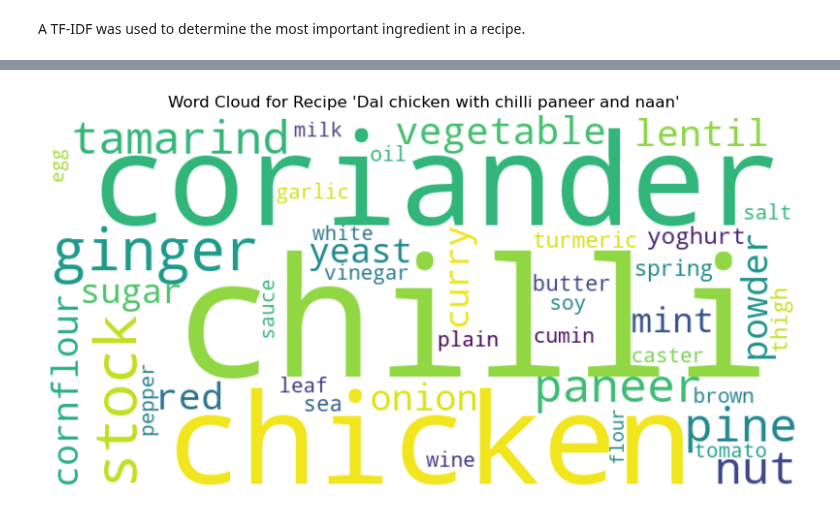
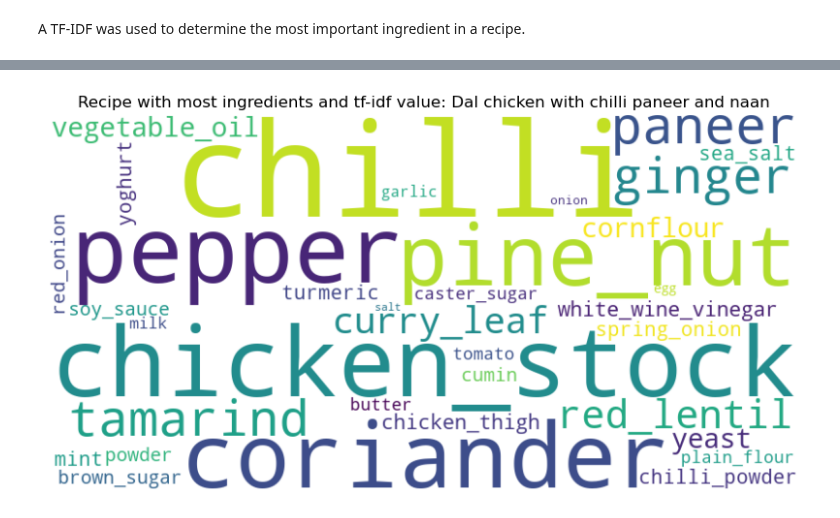
Before and after one commit to AfonsoCunha22/ComputationalToolsProject, a Jupyter notebook: 2_Recipe_Scrapping.ipynb, the cells around one changed output, grey strips where cells are left out. Saved outputs shown, nothing was run; the diff lists cells and outputs as text; code cells hidden in the pictures.

```diff
--- a/2_Recipe_Scrapping.ipynb
+++ b/2_Recipe_Scrapping.ipynb
@@ -590,23 +582,25 @@ chicken_tomato_pasta
 # %%
 # print a word cloud of the recipe with more ingredients and the size of ingredients acoording to tf-idf value
 
 from wordcloud import WordCloud
 import matplotlib
 import matplotlib.pyplot as plt
 
-# Get the recipe with the most ingredients
-recipe_with_most_ingredients = grouped_recipes.loc[grouped_recipes['description'].apply(len).idxmax()]
+# Get the recipe with more count ingredients
+recipe_with_most_ingredients = recipes.groupby('id').size().idxmax()
+most_ingredients = recipes[recipes['id'] == recipe_with_most_ingredients]['description']
 
-# Create a dictionary with the TF-IDF scores for each ingredient
-tfidf_scores = dict(zip(feature_names, tfidf_df.loc[recipe_with_most_ingredients['id']]))
-# Create a word cloud
-wordcloud = WordCloud(width=800, height=400, background_color ='white').generate_from_frequencies(tfidf_scores)
+# Create a dictionary with the TF-IDF for this recipe
+tf_idf_dict = tf_idf[tf_idf['id'] == recipe_with_most_ingredients].set_index('description')['tf_idf'].to_dict()
+
+# Create the word cloud
+wordcloud = WordCloud(width=800, height=400, background_color ='white').generate_from_frequencies(tf_idf_dict)
 
 # Display the word cloud
 plt.figure(figsize=(10, 6))
 plt.imshow(wordcloud, interpolation='bilinear')
+plt.title(f'Recipe with most ingredients and tf-idf value: {recipes[recipes["id"] == recipe_with_most_ingredients]["title"].values[0]}')
 plt.axis('off')
-plt.title(f"Word Cloud for Recipe '{recipe_with_most_ingredients['title']}'")
 plt.show()
 # %% [output]
-[figure, old version]
+[figure, new version]
```
Also changed, not shown: parts of 3 cells of this notebook, 2 other files.
